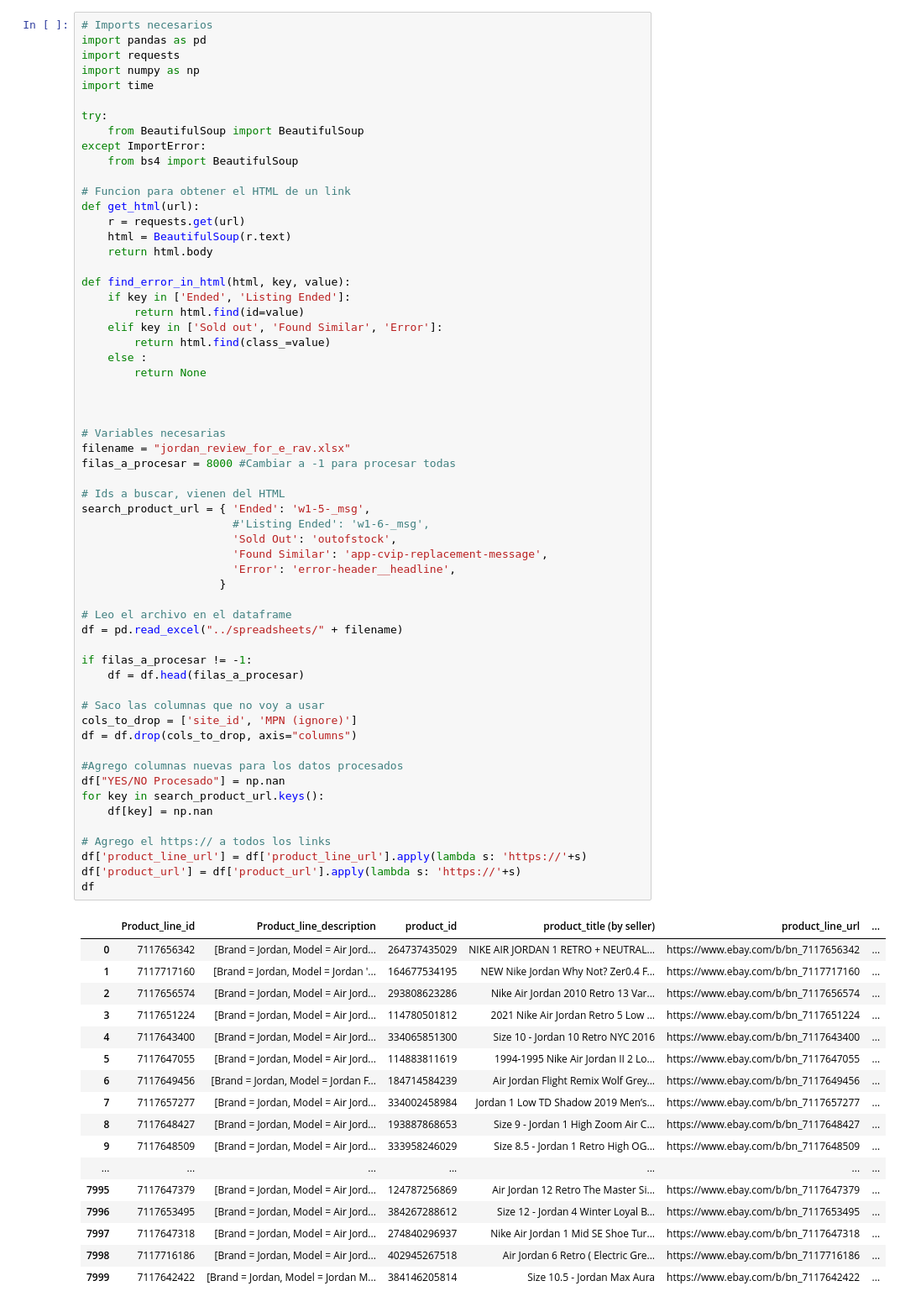
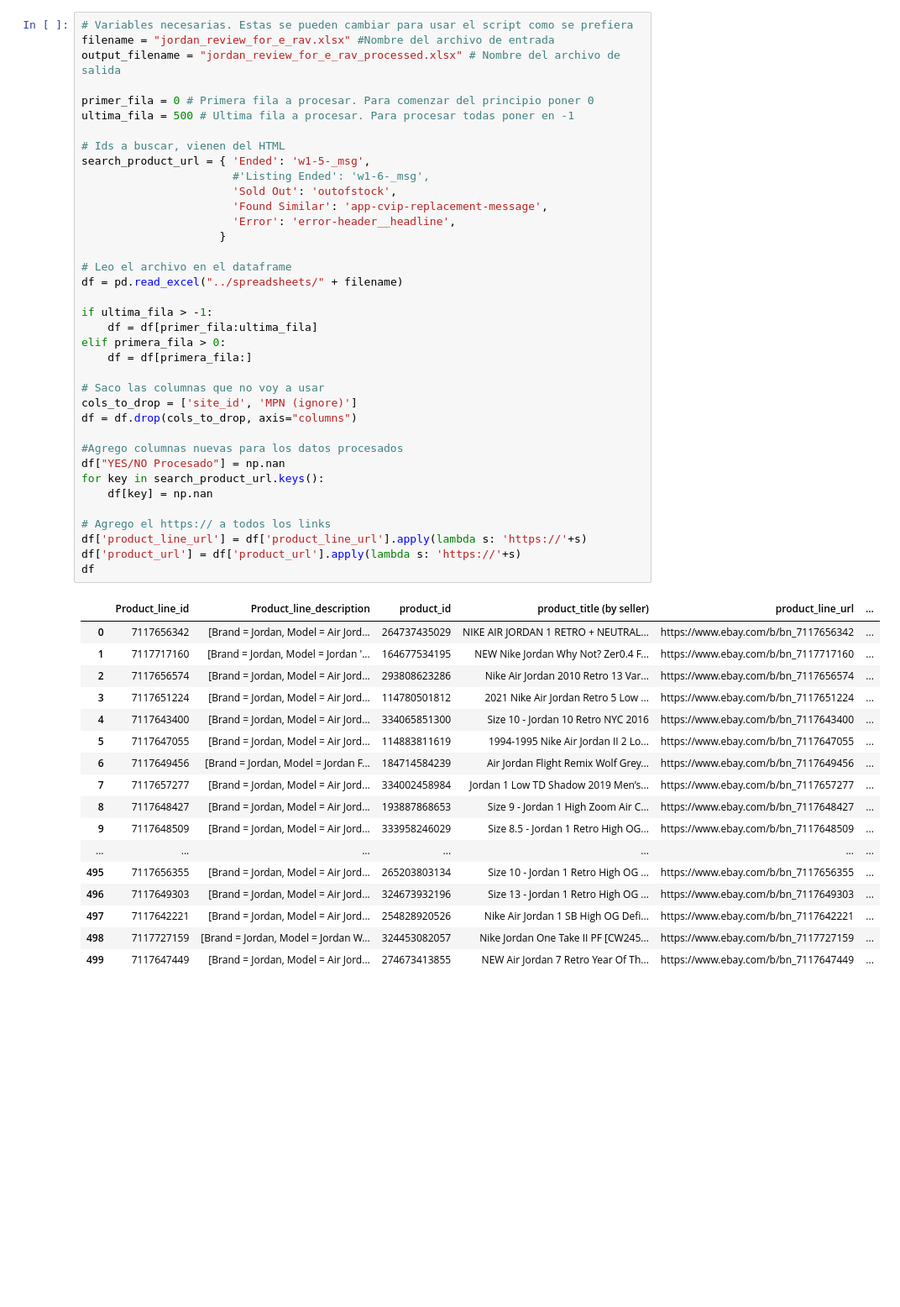
Before and after one commit to ppinzani/ebay_review, a Jupyter notebook: notebook/Procesar Planilla.ipynb, the cells around one changed output. Shown at 84% size. Drawn from its saved outputs; the diff is of its cells as text; blank space fills up the shorter version.

Commit message:
Primera version funcional del script

```diff
--- a/notebook/Procesar Planilla.ipynb
+++ b/notebook/Procesar Planilla.ipynb
@@ -1,34 +65,10 @@
 # %%
-# Imports necesarios
-import pandas as pd
-import requests
-import numpy as np
-import time
+# Variables necesarias. Estas se pueden cambiar para usar el script como se prefiera
+filename = "jordan_review_for_e_rav.xlsx" #Nombre del archivo de entrada
+output_filename = "jordan_review_for_e_rav_processed.xlsx" # Nombre del archivo de salida
 
-try:
-    from BeautifulSoup import BeautifulSoup
-except ImportError:
-    from bs4 import BeautifulSoup
-
-# Funcion para obtener el HTML de un link
-def get_html(url):
-    r = requests.get(url)
-    html = BeautifulSoup(r.text)
-    return html.body
-
-def find_error_in_html(html, key, value):
-    if key in ['Ended', 'Listing Ended']:
-        return html.find(id=value)
-    elif key in ['Sold out', 'Found Similar', 'Error']:
-        return html.find(class_=value)
-    else :
-        return None
-
-
-
-# Variables necesarias
-filename = "jordan_review_for_e_rav.xlsx"
-filas_a_procesar = 8000 #Cambiar a -1 para procesar todas
+primer_fila = 0 # Primera fila a procesar. Para comenzar del principio poner 0
+ultima_fila = 500 # Ultima fila a procesar. Para procesar todas poner en -1
 
 # Ids a buscar, vienen del HTML
 search_product_url = { 'Ended': 'w1-5-_msg',
@@ -41,37 +81,39 @@ search_product_url = { 'Ended': 'w1-5-_msg',
 # Leo el archivo en el dataframe
 df = pd.read_excel("../spreadsheets/" + filename)
 
-if filas_a_procesar != -1:
-    df = df.head(filas_a_procesar)
+if ultima_fila > -1:
+    df = df[primer_fila:ultima_fila]
+elif primera_fila > 0:
+    df = df[primera_fila:]
 
 # Saco las columnas que no voy a usar
 cols_to_drop = ['site_id', 'MPN (ignore)']
 df = df.drop(cols_to_drop, axis="columns")
 
 #Agrego columnas nuevas para los datos procesados
 df["YES/NO Procesado"] = np.nan
 for key in search_product_url.keys():
     df[key] = np.nan
 
 # Agrego el https:// a todos los links
 df['product_line_url'] = df['product_line_url'].apply(lambda s: 'https://'+s)
 df['product_url'] = df['product_url'].apply(lambda s: 'https://'+s)
 df
 # %% [output]
 |  | Product_line_id | Product_line_description | product_id | product_title (by seller) | product_line_url | ... |
 | 0 | 7117656342 | [Brand = Jordan, Model = Air Jord... | 264737435029 | NIKE AIR JORDAN 1 RETRO + NEUTRAL... | https://www.ebay.com/b/bn_7117656342 | ... |
 | 1 | 7117717160 | [Brand = Jordan, Model = Jordan '... | 164677534195 | NEW Nike Jordan Why Not? Zer0.4 F... | https://www.ebay.com/b/bn_7117717160 | ... |
 | 2 | 7117656574 | [Brand = Jordan, Model = Air Jord... | 293808623286 | Nike Air Jordan 2010 Retro 13 Var... | https://www.ebay.com/b/bn_7117656574 | ... |
 | 3 | 7117651224 | [Brand = Jordan, Model = Air Jord... | 114780501812 | 2021 Nike Air Jordan Retro 5 Low ... | https://www.ebay.com/b/bn_7117651224 | ... |
 | 4 | 7117643400 | [Brand = Jordan, Model = Air Jord... | 334065851300 | Size 10 - Jordan 10 Retro NYC 2016 | https://www.ebay.com/b/bn_7117643400 | ... |
 | 5 | 7117647055 | [Brand = Jordan, Model = Air Jord... | 114883811619 | 1994-1995 Nike Air Jordan II 2 Lo... | https://www.ebay.com/b/bn_7117647055 | ... |
 | 6 | 7117649456 | [Brand = Jordan, Model = Jordan F... | 184714584239 | Air Jordan Flight Remix Wolf Grey... | https://www.ebay.com/b/bn_7117649456 | ... |
 | 7 | 7117657277 | [Brand = Jordan, Model = Air Jord... | 334002458984 | Jordan 1 Low TD Shadow 2019 Men’s... | https://www.ebay.com/b/bn_7117657277 | ... |
 | 8 | 7117648427 | [Brand = Jordan, Model = Air Jord... | 193887868653 | Size 9 - Jordan 1 High Zoom Air C... | https://www.ebay.com/b/bn_7117648427 | ... |
 | 9 | 7117648509 | [Brand = Jordan, Model = Air Jord... | 333958246029 | Size 8.5 - Jordan 1 Retro High OG... | https://www.ebay.com/b/bn_7117648509 | ... |
 | ... | ... | ... | ... | ... | ... | ... |
-| 7995 | 7117647379 | [Brand = Jordan, Model = Air Jord... | 124787256869 | Air Jordan 12 Retro The Master Si... | https://www.ebay.com/b/bn_7117647379 | ... |
-| 7996 | 7117653495 | [Brand = Jordan, Model = Air Jord... | 384267288612 | Size 12 - Jordan 4 Winter Loyal B... | https://www.ebay.com/b/bn_7117653495 | ... |
-| 7997 | 7117647318 | [Brand = Jordan, Model = Air Jord... | 274840296937 | Nike Air Jordan 1 Mid SE Shoe Tur... | https://www.ebay.com/b/bn_7117647318 | ... |
-| 7998 | 7117716186 | [Brand = Jordan, Model = Air Jord... | 402945267518 | Air Jordan 6 Retro ( Electric Gre... | https://www.ebay.com/b/bn_7117716186 | ... |
-| 7999 | 7117642422 | [Brand = Jordan, Model = Jordan M... | 384146205814 | Size 10.5 - Jordan Max Aura | https://www.ebay.com/b/bn_7117642422 | ... |
+| 495 | 7117656355 | [Brand = Jordan, Model = Air Jord... | 265203803134 | Size 10 - Jordan 1 Retro High OG ... | https://www.ebay.com/b/bn_7117656355 | ... |
+| 496 | 7117649303 | [Brand = Jordan, Model = Air Jord... | 324673932196 | Size 13 - Jordan 1 Retro High OG ... | https://www.ebay.com/b/bn_7117649303 | ... |
+| 497 | 7117642221 | [Brand = Jordan, Model = Air Jord... | 254828920526 | Nike Air Jordan 1 SB High OG Defi... | https://www.ebay.com/b/bn_7117642221 | ... |
+| 498 | 7117727159 | [Brand = Jordan, Model = Jordan W... | 324453082057 | Nike Jordan One Take II PF [CW245... | https://www.ebay.com/b/bn_7117727159 | ... |
+| 499 | 7117647449 | [Brand = Jordan, Model = Air Jord... | 274673413855 | NEW Air Jordan 7 Retro Year Of Th... | https://www.ebay.com/b/bn_7117647449 | ... |
```
Also changed, not shown: parts of 7 cells of this notebook.
